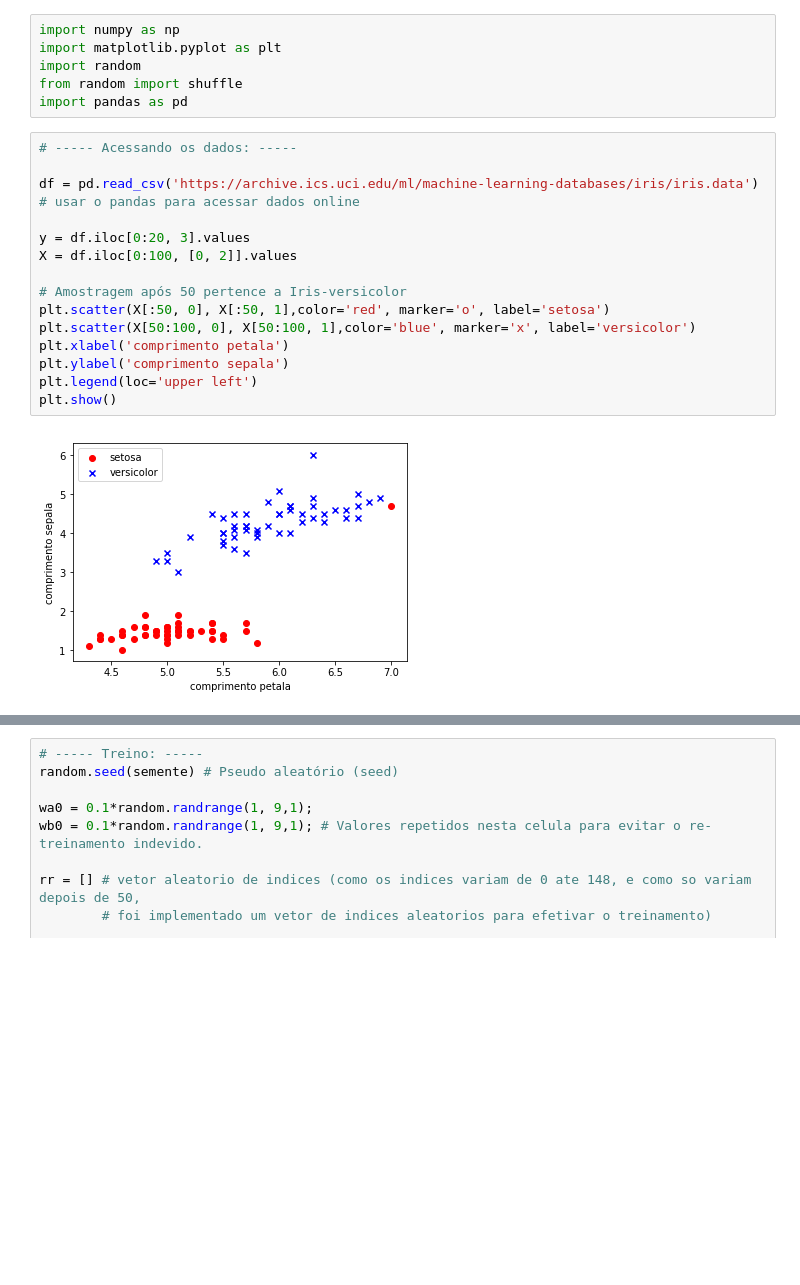
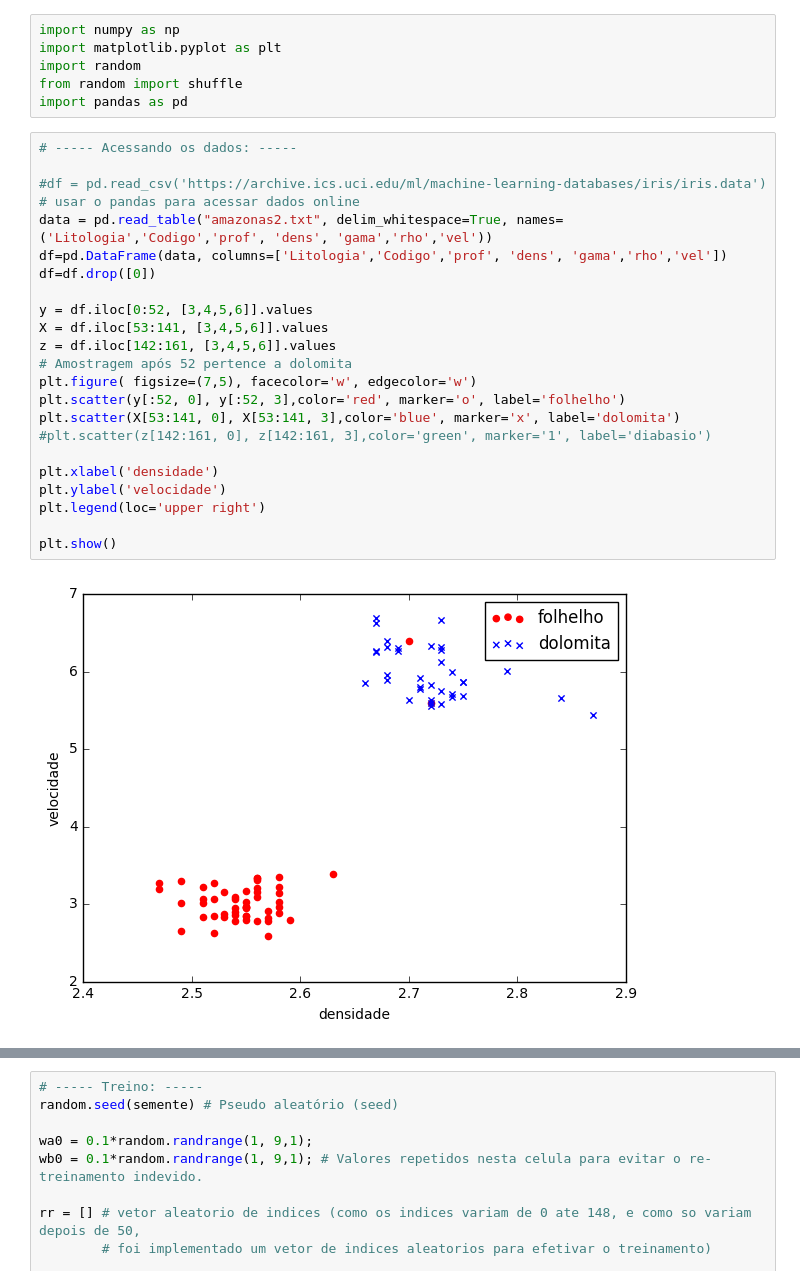
Before and after one commit to VictorCarreira/Perceptron, a Jupyter notebook: Perceptron.ipynb, the cells around one changed output, grey strips where cells are left out. Cells and saved outputs as stored; diff of their text form; blank space fills up the shorter version.

Commit message:
Adiciona os dados sintéticos

```diff
--- a/Perceptron.ipynb
+++ b/Perceptron.ipynb
@@ -9,20 +9,27 @@ import pandas as pd
 # %%
 # ----- Acessando os dados: -----
 
-df = pd.read_csv('https://archive.ics.uci.edu/ml/machine-learning-databases/iris/iris.data') # usar o pandas para acessar dados online
+#df = pd.read_csv('https://archive.ics.uci.edu/ml/machine-learning-databases/iris/iris.data') # usar o pandas para acessar dados online
+data = pd.read_table("amazonas2.txt", delim_whitespace=True, names=('Litologia','Codigo','prof', 'dens', 'gama','rho','vel'))
+df=pd.DataFrame(data, columns=['Litologia','Codigo','prof', 'dens', 'gama','rho','vel'])
+df=df.drop([0])
 
-y = df.iloc[0:20, 3].values
-X = df.iloc[0:100, [0, 2]].values
+y = df.iloc[0:52, [3,4,5,6]].values
+X = df.iloc[53:141, [3,4,5,6]].values
+z = df.iloc[142:161, [3,4,5,6]].values
+# Amostragem após 52 pertence a dolomita
+plt.figure( figsize=(7,5), facecolor='w', edgecolor='w')
+plt.scatter(y[:52, 0], y[:52, 3],color='red', marker='o', label='folhelho')
+plt.scatter(X[53:141, 0], X[53:141, 3],color='blue', marker='x', label='dolomita')
+#plt.scatter(z[142:161, 0], z[142:161, 3],color='green', marker='1', label='diabasio')
 
-# Amostragem após 50 pertence a Iris-versicolor
-plt.scatter(X[:50, 0], X[:50, 1],color='red', marker='o', label='setosa')
-plt.scatter(X[50:100, 0], X[50:100, 1],color='blue', marker='x', label='versicolor')
-plt.xlabel('comprimento petala')
-plt.ylabel('comprimento sepala')
-plt.legend(loc='upper left')
+plt.xlabel('densidade')
+plt.ylabel('velocidade')
+plt.legend(loc='upper right')
+
 plt.show()
 # %% [output]
-[figure, old version]
+[figure, new version]
 # %%
 # ----- Pre-processamento: -----
 
```
Also changed, not shown: parts of 1 cell of this notebook.
